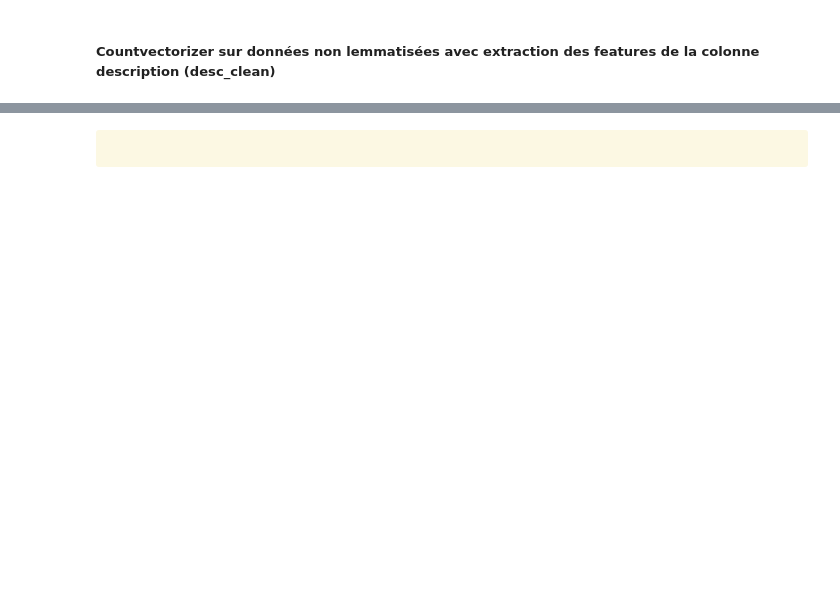
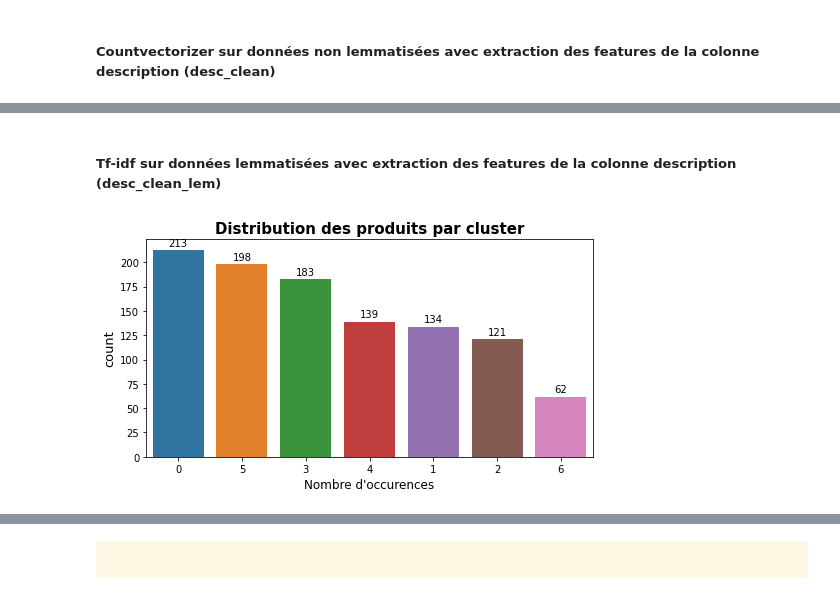
Before and after one commit to Milie-Mimi/OC_DS_Project6, a Jupyter notebook: GROSCHENE_Emilie_1_notebook_012023.ipynb, the cells around one changed output, grey strips where cells are left out. Drawn from its saved outputs; the diff is of its cells as text; code cells hidden in the pictures; blank space fills up the shorter version.

```diff
--- a/GROSCHENE_Emilie_1_notebook_012023.ipynb
+++ b/GROSCHENE_Emilie_1_notebook_012023.ipynb
@@ -1623,0 +1628,12 @@ poids=frequence du n-gram × idf(n-gramme)
+# %% [markdown]
+##### Tf-idf sur données lemmatisées avec extraction des features de la colonne description (desc_clean_lem)
+# %%
+df_tfidf_desc_lem = bag_of_word(data_bow,
+                            'pname_clean',
+                            'desc_clean_lem',
+                            'pname_desc_clean_lem',
+                            TfidfVectorizer())
+# %%
+ARI_tfidf_desc_lem, X_tsne_tfidf_desc_lem, labels_tfidf_desc_lem, time2_tfidf_desc_lem = ARI_BOW(df_tfidf_desc_lem)
+# %% [output]
+[figure, added]
```
Also changed, not shown: parts of 61 cells of this notebook.
